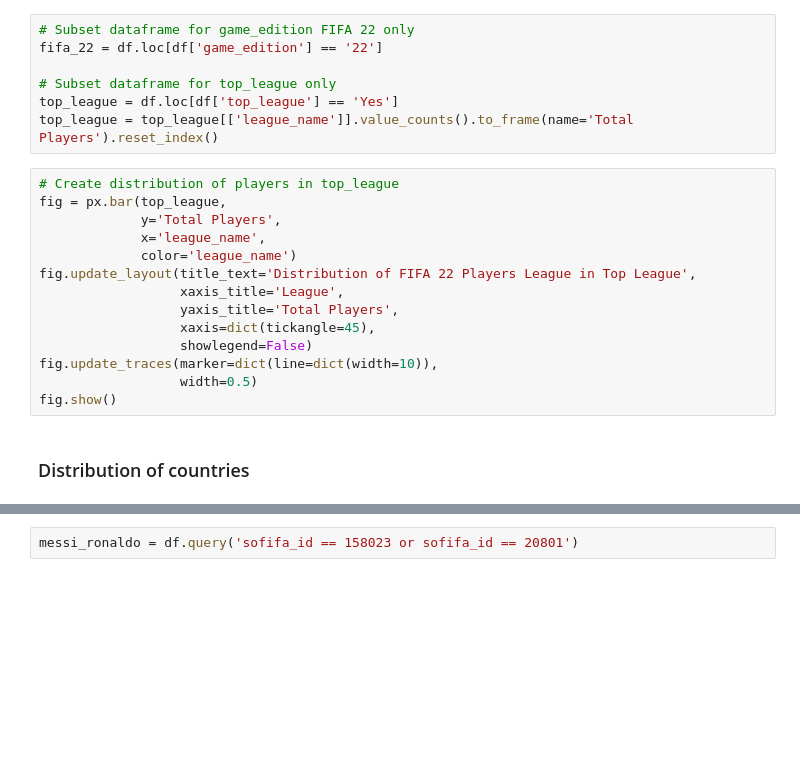
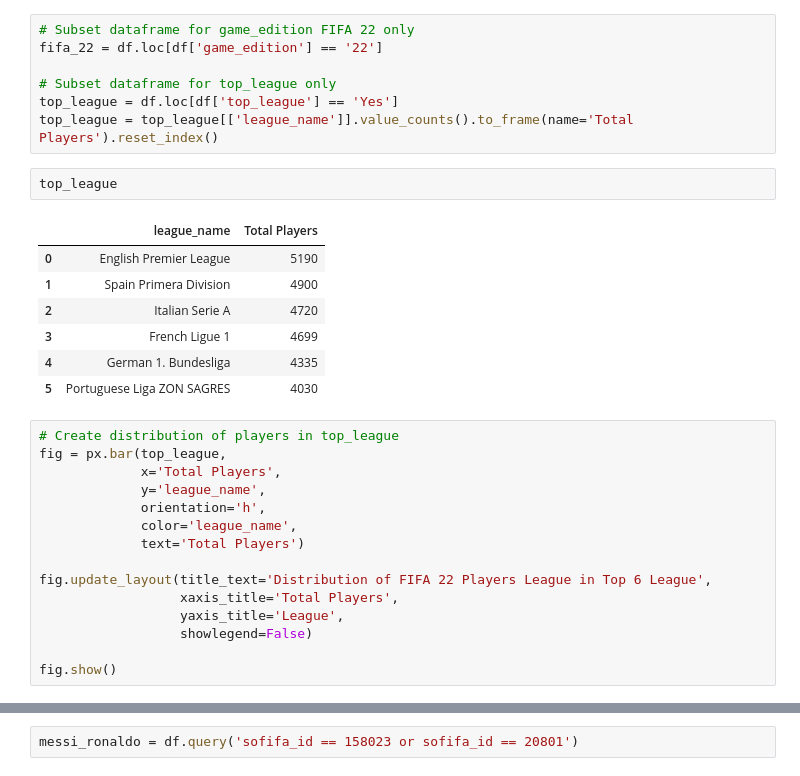
Before and after one commit to rivaipurba/rivaipurba.github.io, a Jupyter notebook: fifa15-22_player_analysis.ipynb, the cells around one changed output, grey strips where cells are left out. Saved outputs shown, nothing was run; the diff lists cells and outputs as text; blank space fills up the shorter version.

```diff
--- a/fifa15-22_player_analysis.ipynb
+++ b/fifa15-22_player_analysis.ipynb
@@ -182,19 +202,28 @@ fifa_22 = df.loc[df['game_edition'] == '22']
 # Subset dataframe for top_league only
 top_league = df.loc[df['top_league'] == 'Yes']
 top_league = top_league[['league_name']].value_counts().to_frame(name='Total Players').reset_index()
+# %%
+top_league
+# %% [output]
+|  | league_name | Total Players |
+| 0 | English Premier League | 5190 |
+| 1 | Spain Primera Division | 4900 |
+| 2 | Italian Serie A | 4720 |
+| 3 | French Ligue 1 | 4699 |
+| 4 | German 1. Bundesliga | 4335 |
+| 5 | Portuguese Liga ZON SAGRES | 4030 |
 # %%
 # Create distribution of players in top_league
 fig = px.bar(top_league,
-             y='Total Players',
-             x='league_name',
-             color='league_name')
-fig.update_layout(title_text='Distribution of FIFA 22 Players League in Top League',
-                  xaxis_title='League',
-                  yaxis_title='Total Players',
-                  xaxis=dict(tickangle=45),
+             x='Total Players',
+             y='league_name',
+             orientation='h',
+             color='league_name',
+             text='Total Players')
+
+fig.update_layout(title_text='Distribution of FIFA 22 Players League in Top 6 League',
+                  xaxis_title='Total Players',
+                  yaxis_title='League',
                   showlegend=False)
-fig.update_traces(marker=dict(line=dict(width=10)),
-                  width=0.5)
+
 fig.show()
-# %% [markdown]
-### Distribution of countries
```
Also changed, not shown: parts of 34 cells of this notebook, 15 other files.
